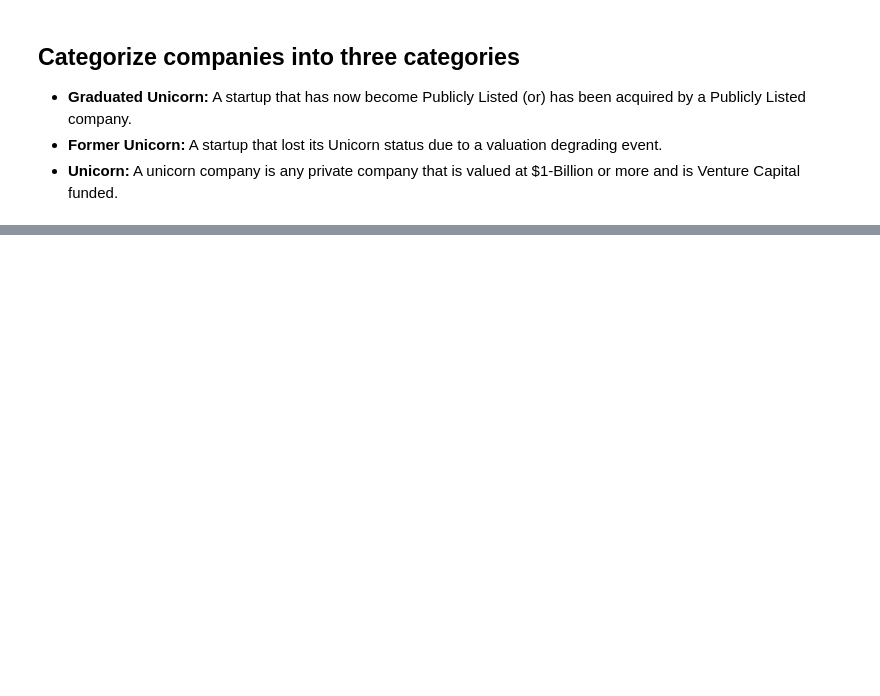
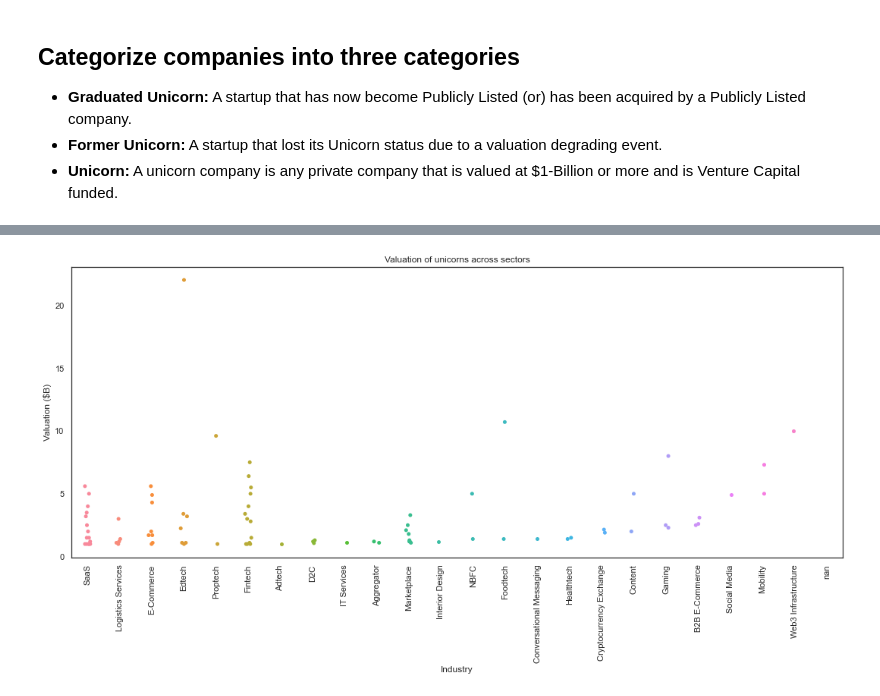
Before and after one commit to amitdas022/Unicorns, a Jupyter notebook: notebooks/indian_unicorns.ipynb, the cells around one changed output, grey strips where cells are left out. Saved outputs shown, nothing was run; the diff lists cells and outputs as text; code cells hidden in the pictures; blank space fills up the shorter version.

```diff
--- a/notebooks/indian_unicorns.ipynb
+++ b/notebooks/indian_unicorns.ipynb
@@ -70,0 +121,22 @@ plt.show()
+# %%
+# Plot the valuation of companies by sector
+
+# Set the figure size
+plt.subplots(figsize=(15,8))
+
+# Plot name
+plt.title('Valuation of unicorns across sectors')
+
+# Set white background
+sns.set(style='white')
+
+# Plot the graph
+sns.stripplot(x=df_curr['Industry'], y=df_curr['Valuation ($B)'])
+
+# Rotate the labels 90 degrees
+plt.xticks(rotation=90)
+plt.tight_layout()
+
+plt.show()
+# %% [output]
+[figure, added]
```
Also changed, not shown: parts of 8 cells of this notebook.
